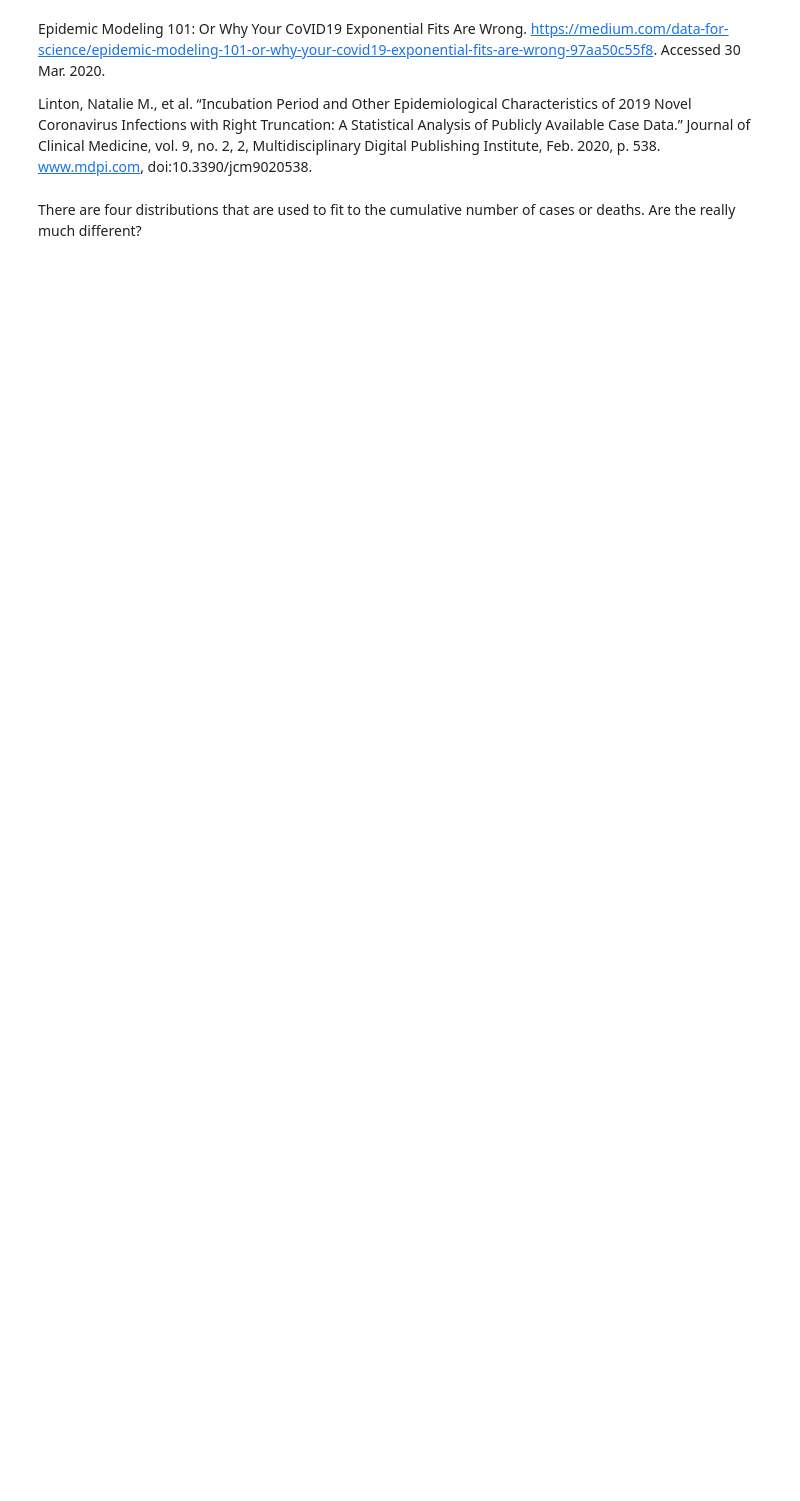
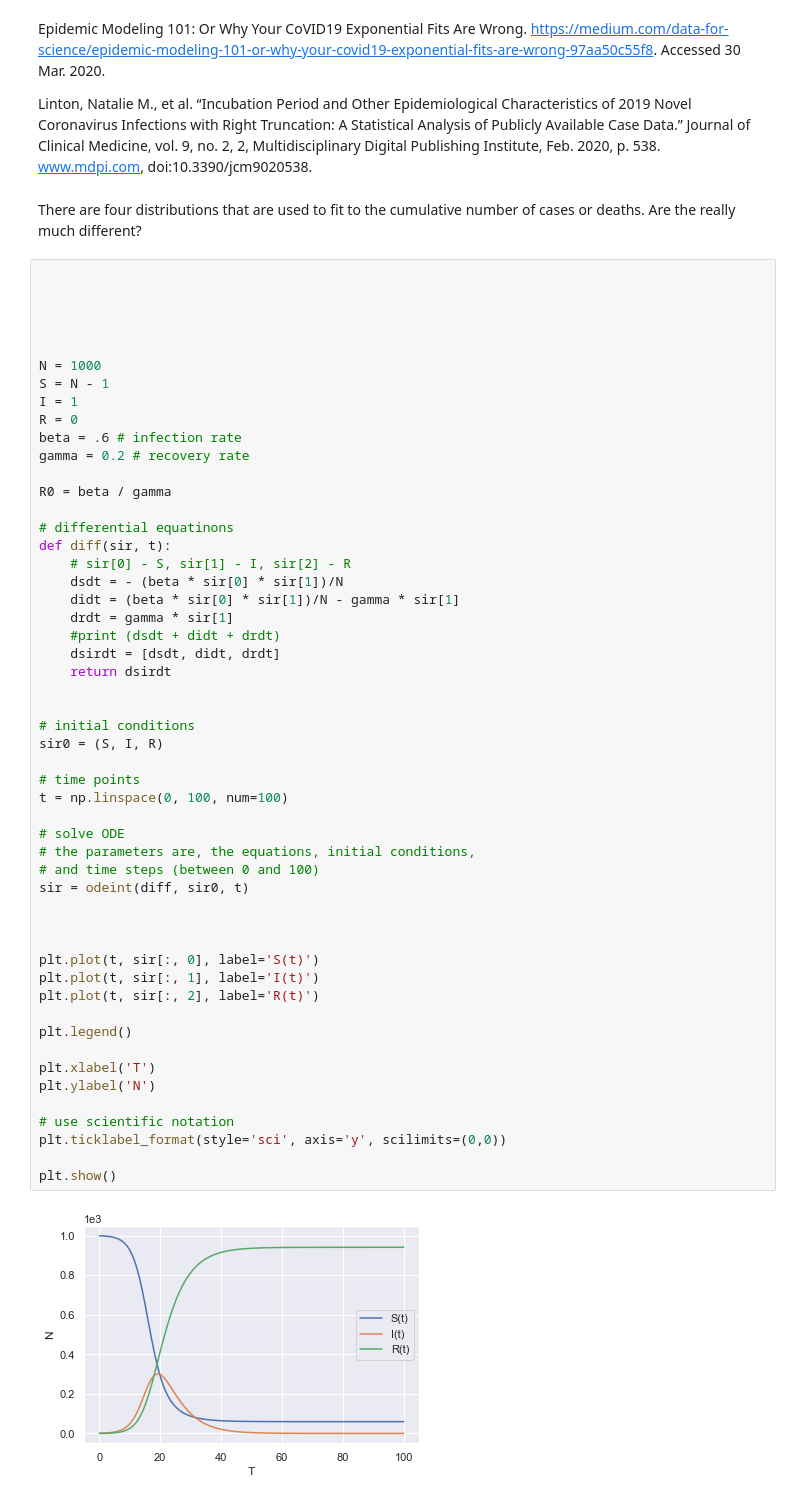
Before and after one commit to sandiegodata/covid19, a Jupyter notebook: Notebooks/NotesOnModeling.ipynb, the cells around one changed output. Drawn from its saved outputs; the diff is of its cells as text; blank space fills up the shorter version.

```diff
--- a/Notebooks/NotesOnModeling.ipynb
+++ b/Notebooks/NotesOnModeling.ipynb
@@ -37,3 +43,57 @@ Epidemic Modeling 101: Or Why Your CoVID19 Exponential Fits Are Wrong. https://m
 Linton, Natalie M., et al. “Incubation Period and Other Epidemiological Characteristics of 2019 Novel Coronavirus Infections with Right Truncation: A Statistical Analysis of Publicly Available Case Data.” Journal of Clinical Medicine, vol. 9, no. 2, 2, Multidisciplinary Digital Publishing Institute, Feb. 2020, p. 538. www.mdpi.com, doi:10.3390/jcm9020538.
 # %% [markdown]
 There are four distributions that are used to fit to the cumulative number of cases or deaths. Are the really much different?
+# %%
+
+
+
+
+
+N = 1000
+S = N - 1
+I = 1
+R = 0
+beta = .6 # infection rate
+gamma = 0.2 # recovery rate
+
+R0 = beta / gamma
+
+# differential equatinons
+def diff(sir, t):
+    # sir[0] - S, sir[1] - I, sir[2] - R
+    dsdt = - (beta * sir[0] * sir[1])/N
+    didt = (beta * sir[0] * sir[1])/N - gamma * sir[1]
+    drdt = gamma * sir[1]
+    #print (dsdt + didt + drdt)
+    dsirdt = [dsdt, didt, drdt]
+    return dsirdt
+
+
+# initial conditions
+sir0 = (S, I, R)
+
+# time points
+t = np.linspace(0, 100, num=100)
+
+# solve ODE
+# the parameters are, the equations, initial conditions,
+# and time steps (between 0 and 100)
+sir = odeint(diff, sir0, t)
+
+
+
+plt.plot(t, sir[:, 0], label='S(t)')
+plt.plot(t, sir[:, 1], label='I(t)')
+plt.plot(t, sir[:, 2], label='R(t)')
+
+plt.legend()
+
+plt.xlabel('T')
+plt.ylabel('N')
+
+# use scientific notation
+plt.ticklabel_format(style='sci', axis='y', scilimits=(0,0))
+
+plt.show()
+# %% [output]
+[figure, added]
```
Also changed, not shown: parts of 12 cells of this notebook, 9 other files.
